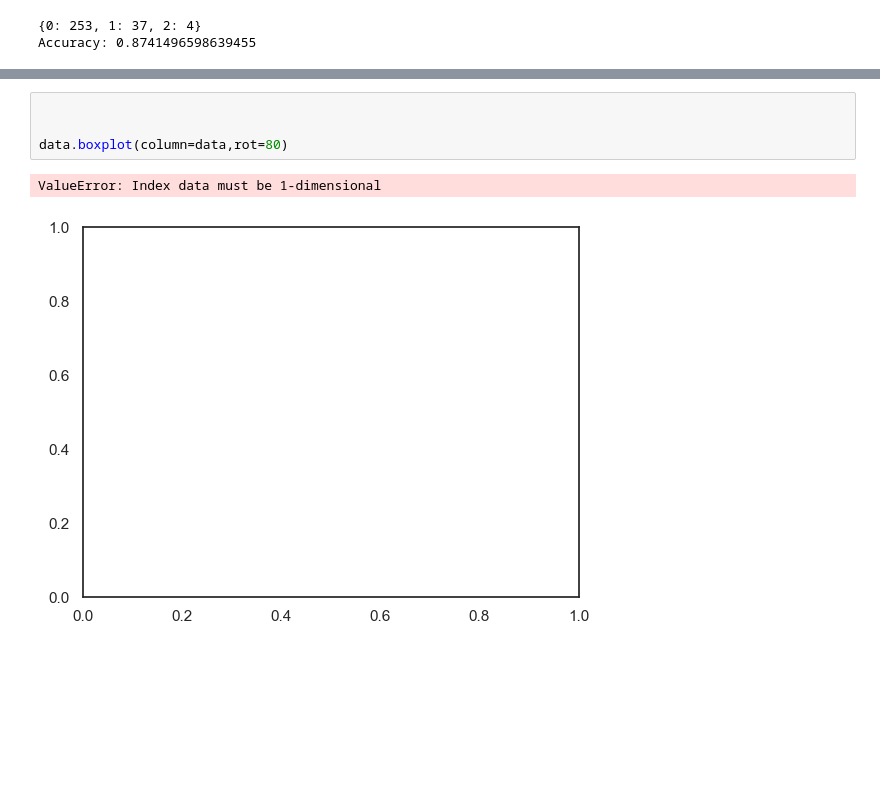
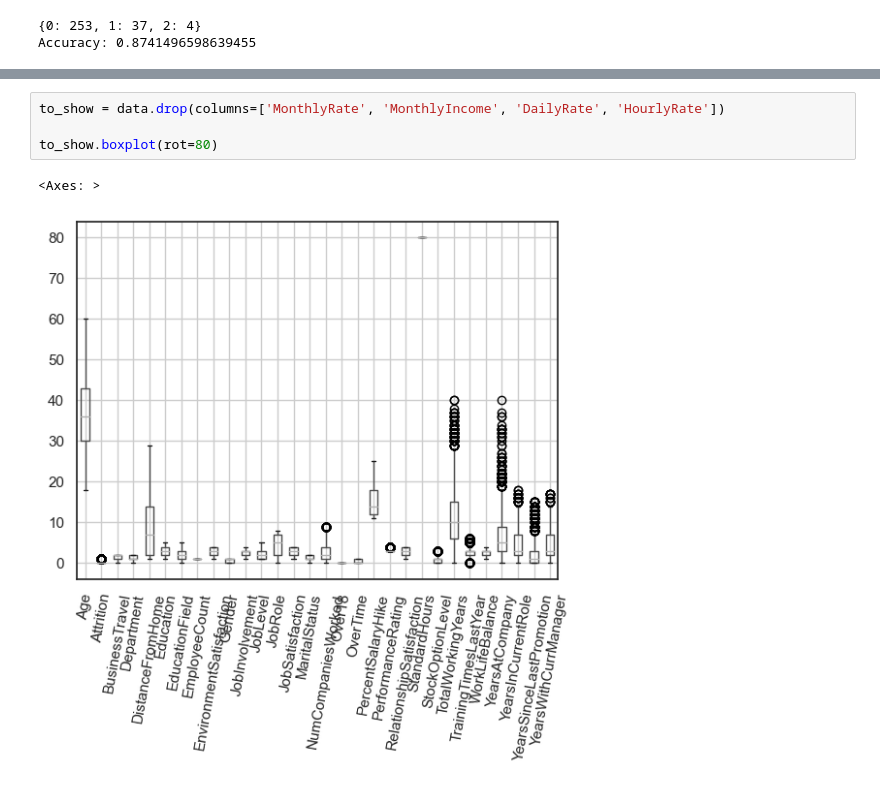
Before and after one commit to Samukat/IMproject, a Jupyter notebook: pre_analysis.ipynb, the cells around one changed output, grey strips where cells are left out. Cells and saved outputs as stored; diff of their text form; blank space fills up the shorter version.

```diff
--- a/pre_analysis.ipynb
+++ b/pre_analysis.ipynb
@@ -302,7 +345,7 @@ print(comparison.head())
-# %%
-
-
-data.boxplot(column=data,rot=80)
-# %% [output]
-ValueError: Index data must be 1-dimensional
-[figure, removed]
+# %%
+to_show = data.drop(columns=['MonthlyRate', 'MonthlyIncome', 'DailyRate', 'HourlyRate'])
+
+to_show.boxplot(rot=80)
+# %% [output]
+<Axes: >
+[figure, added]
```
Also changed, not shown: parts of 4 cells of this notebook, 1 other file.
